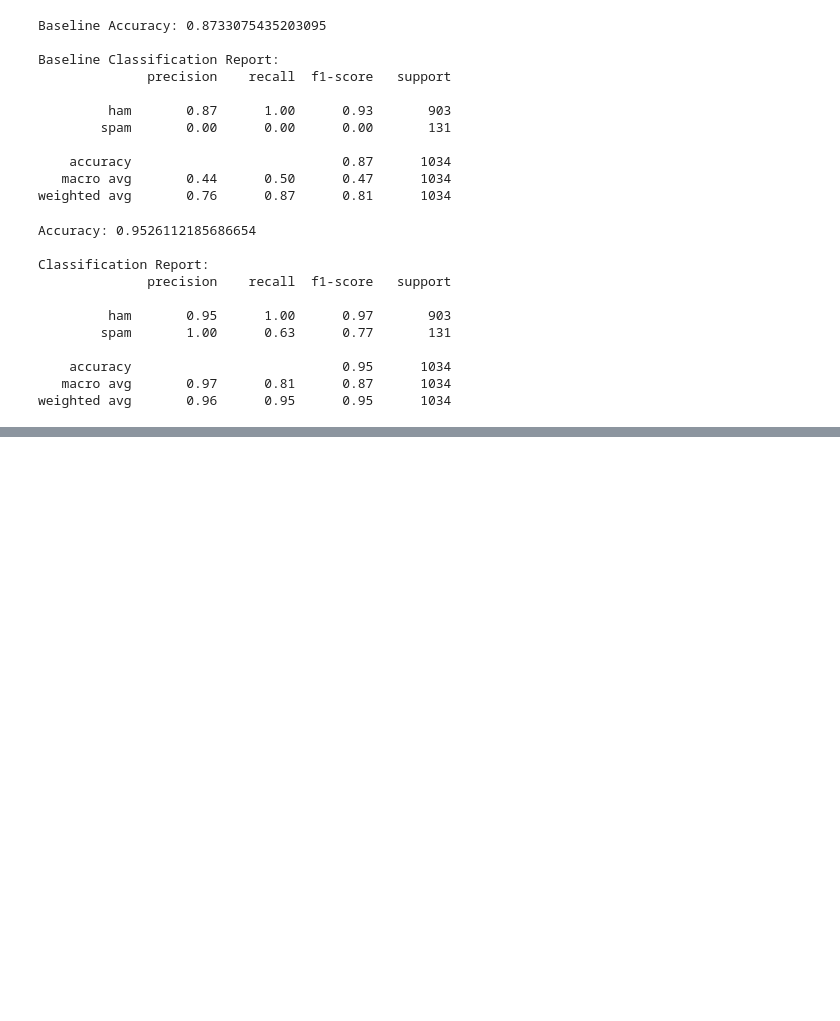
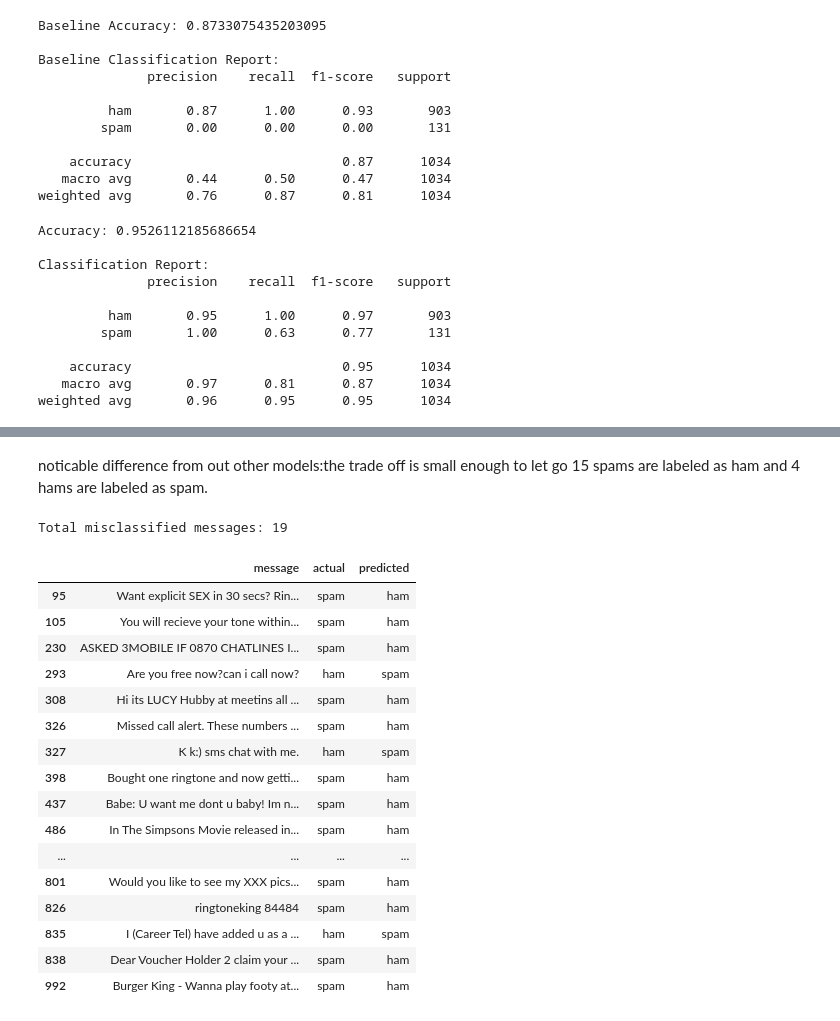
Before and after one commit to kalkidan404/Spam_detection, a Jupyter notebook: Note_books/spam_detection.ipynb, the cells around one changed output, grey strips where cells are left out. Saved outputs shown, nothing was run; the diff lists cells and outputs as text; code cells hidden in the pictures; blank space fills up the shorter version.

```diff
--- a/Note_books/spam_detection.ipynb
+++ b/Note_books/spam_detection.ipynb
@@ -242,0 +345,32 @@ weighted avg       0.96      0.95      0.95      1034
+# %% [markdown]
+noticable difference from out other models:the trade off is small enough to let go 15 spams are labeled as ham and 4 hams are labeled as spam.
+# %%
+results = pd.DataFrame({
+    "message": X_test.to_numpy(),
+    "actual": y_test.to_numpy(),
+    "predicted": y_svm_pred
+})
+
+mistakes = results[results["actual"] != results["predicted"]]
+
+print("Total misclassified messages:", len(mistakes))
+mistakes
+# %% [output]
+Total misclassified messages: 19
+|  | message | actual | predicted |
+| 95 | Want explicit SEX in 30 secs? Rin... | spam | ham |
+| 105 | You will recieve your tone within... | spam | ham |
+| 230 | ASKED 3MOBILE IF 0870 CHATLINES I... | spam | ham |
+| 293 | Are you free now?can i call now? | ham | spam |
+| 308 | Hi its LUCY Hubby at meetins all ... | spam | ham |
+| 326 | Missed call alert. These numbers ... | spam | ham |
+| 327 | K k:) sms chat with me. | ham | spam |
+| 398 | Bought one ringtone and now getti... | spam | ham |
+| 437 | Babe: U want me dont u baby! Im n... | spam | ham |
+| 486 | In The Simpsons Movie released in... | spam | ham |
+| ... | ... | ... | ... |
+| 801 | Would you like to see my XXX pics... | spam | ham |
+| 826 | ringtoneking 84484 | spam | ham |
+| 835 | I (Career Tel) have added u as a ... | ham | spam |
+| 838 | Dear Voucher Holder 2 claim your ... | spam | ham |
+| 992 | Burger King - Wanna play footy at... | spam | ham |
```
Also changed, not shown: parts of 14 cells of this notebook, 1 other file.
